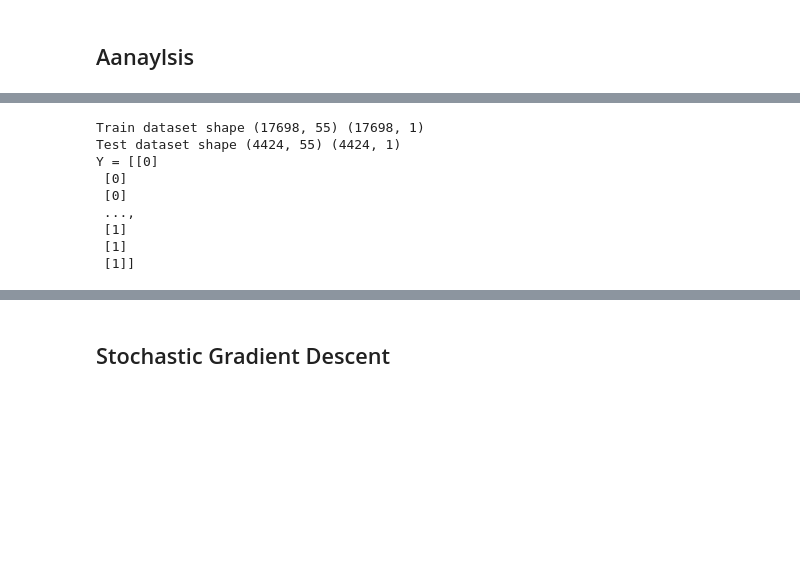
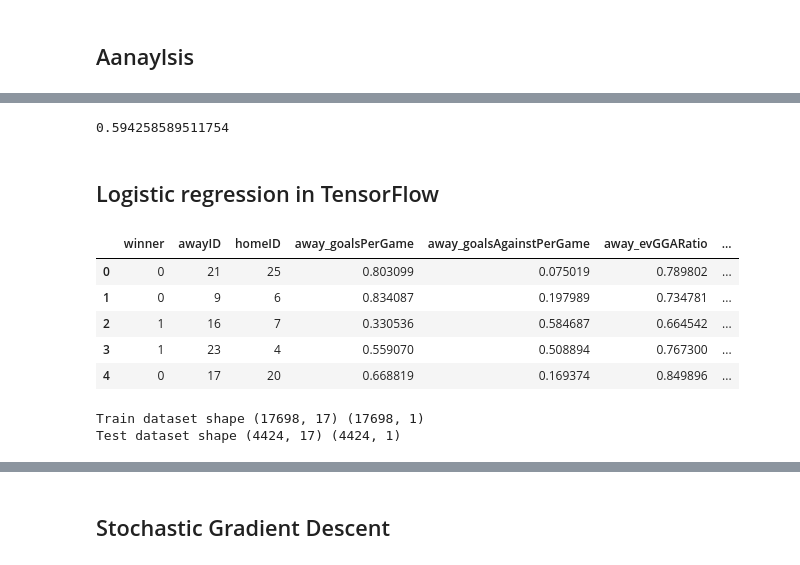
Before and after one commit to Noah-Boulton/SENG474, a Jupyter notebook: Project/Project.ipynb, the cells around one changed output, grey strips where cells are left out. Drawn from its saved outputs; the diff is of its cells as text; code cells hidden in the pictures; blank space fills up the shorter version.

```diff
--- a/Project/Project.ipynb
+++ b/Project/Project.ipynb
@@ -454,2 +560,13 @@ Logistic regression binary classifier in Tensorflow
+# %%
+ensamble_acc = accuracy(ensamble_pred, Y_test)
+
+print(ensamble_acc)
+# %% [output]
+0.594258589511754
+# %% [markdown]
+Logistic regression in TensorFlow
+--
 # %%
 import tensorflow as tf
+# %%
+data = pd.read_csv('master_normalized.csv', header=0)
@@ -456,3 +578,24 @@ import tensorflow as tf
+# %%
+data.head()
+# %% [output]
+|  | winner | awayID | homeID | away_goalsPerGame | away_goalsAgainstPerGame | away_evGGARatio | ... |
+| 0 | 0 | 21 | 25 | 0.803099 | 0.075019 | 0.789802 | ... |
+| 1 | 0 | 9 | 6 | 0.834087 | 0.197989 | 0.734781 | ... |
+| 2 | 1 | 16 | 7 | 0.330536 | 0.584687 | 0.664542 | ... |
+| 3 | 1 | 23 | 4 | 0.559070 | 0.508894 | 0.767300 | ... |
+| 4 | 0 | 17 | 20 | 0.668819 | 0.169374 | 0.849896 | ... |
+# %%
+Y = Y.reshape((Y.shape[0],1))
+Y_test = Y_test.reshape((Y_test.shape[0],1))
+
+print("Train dataset shape", X.shape, Y.shape)
+print("Test dataset shape", X_test.shape, Y_test.shape)
+
+m   = X.shape[0]
+n_x = X.shape[1]
+# %% [output]
+Train dataset shape (17698, 17) (17698, 1)
+Test dataset shape (4424, 17) (4424, 1)
 # %%
 def accuracy(A, Y):
     P = A>.5      #prediction
@@ -517,27 +604,3 @@ X,Y,X_test,Y_test = split_train_test(X,y,pct=80)
-# %%
-# We will reshape the Y arrays so that they are not rank 1 arrays but rank 2 arrays.
-# They should be rank 2 arrays.
-
-Y = Y.reshape((Y.shape[0],1))
-Y_test = Y_test.reshape((Y_test.shape[0],1))
-
-print("Train dataset shape", X.shape, Y.shape)
-print("Test dataset shape", X_test.shape, Y_test.shape)
-
-print("Y =", Y)
-
-m   = X.shape[0]
-n_x = X.shape[1]
-# %% [output]
-Train dataset shape (17698, 55) (17698, 1)
-Test dataset shape (4424, 55) (4424, 1)
-Y = [[0]
- [0]
- [0]
- ...,
- [1]
- [1]
- [1]]
 # %%
 # Input data.
 # Load the training and test data into constants
```
Also changed, not shown: parts of 99 cells of this notebook.
